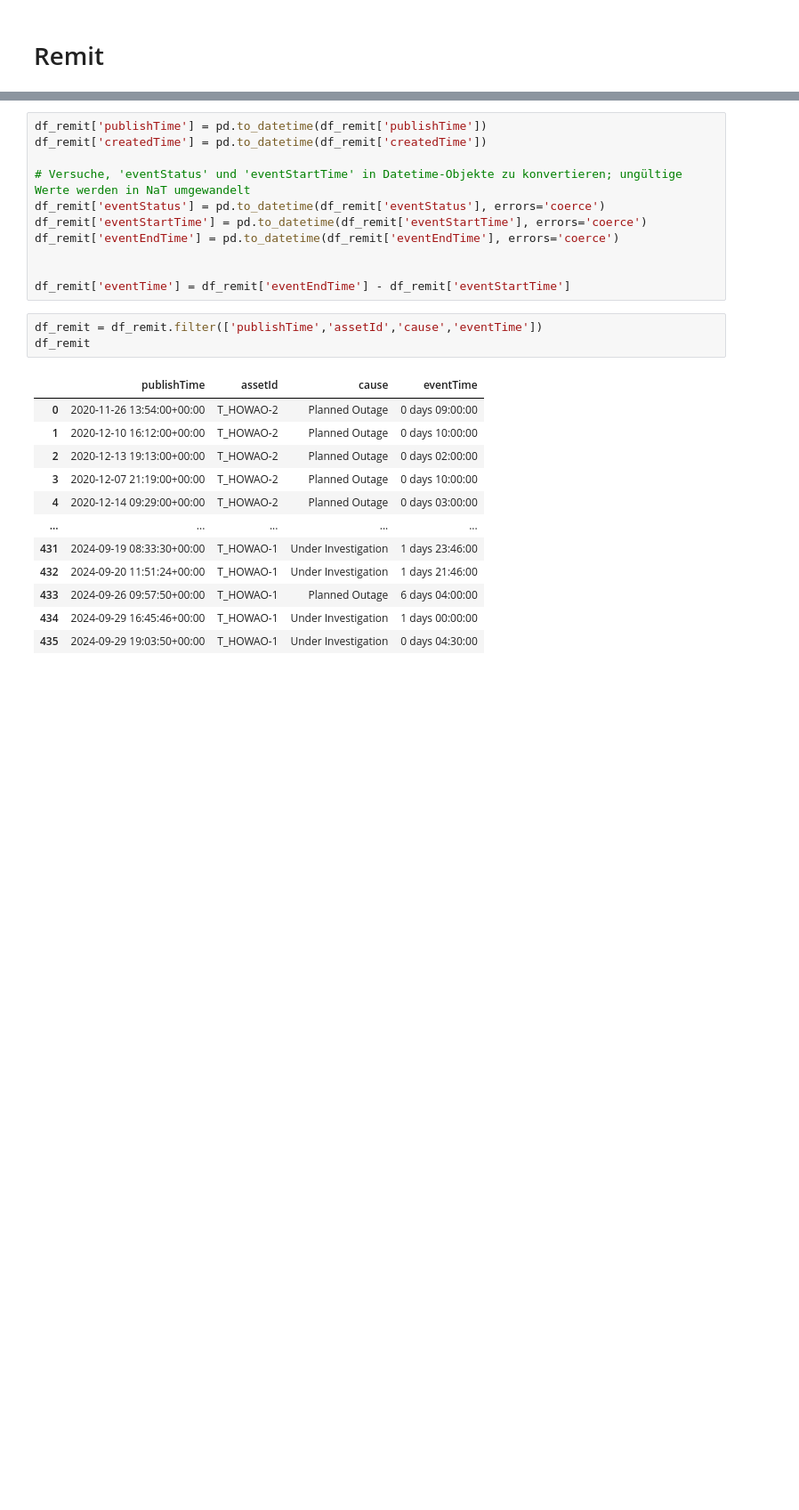
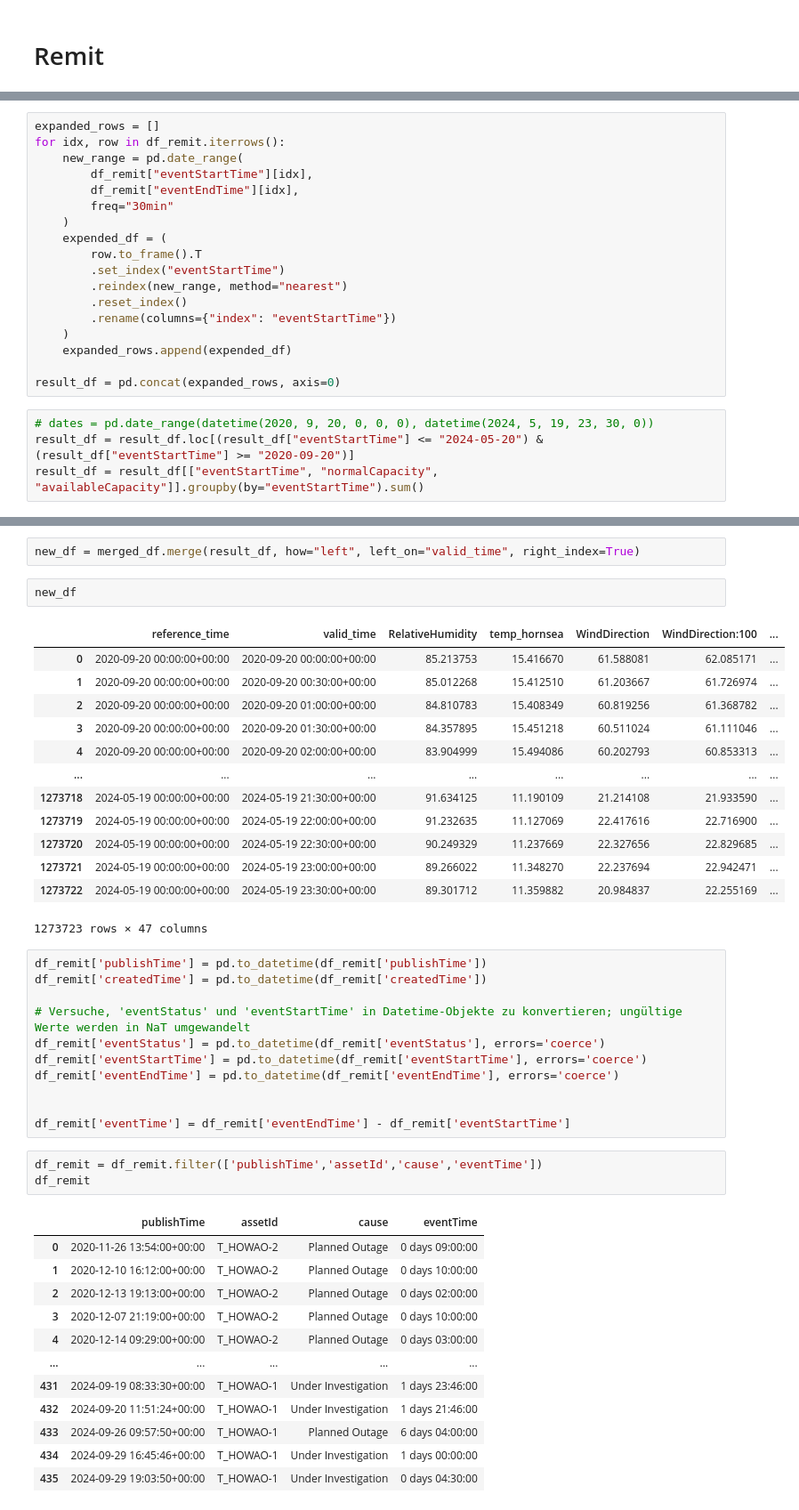
Before and after one commit to tombeihofer23/DoPro2, a Jupyter notebook: reasearch/02_feature_remit.ipynb, the cells around one changed output, grey strips where cells are left out. Shown: that part at 89% size. Cells and saved outputs as stored; diff of their text form; blank space fills up the shorter version.

```diff
--- a/reasearch/02_feature_remit.ipynb
+++ b/reasearch/02_feature_remit.ipynb
@@ -21,0 +109,22 @@ df_remit = pd.concat(dataframes, ignore_index=True)
+# %%
+expanded_rows = []
+for idx, row in df_remit.iterrows():
+    new_range = pd.date_range(
+        df_remit["eventStartTime"][idx],
+        df_remit["eventEndTime"][idx],
+        freq="30min"
+    )
+    expended_df = (
+        row.to_frame().T
+        .set_index("eventStartTime")
+        .reindex(new_range, method="nearest")
+        .reset_index()
+        .rename(columns={"index": "eventStartTime"})
+    )
+    expanded_rows.append(expended_df)
+
+result_df = pd.concat(expanded_rows, axis=0)
+# %%
+# dates = pd.date_range(datetime(2020, 9, 20, 0, 0, 0), datetime(2024, 5, 19, 23, 30, 0))
+result_df = result_df.loc[(result_df["eventStartTime"] <= "2024-05-20") & (result_df["eventStartTime"] >= "2020-09-20")]
+result_df = result_df[["eventStartTime", "normalCapacity", "availableCapacity"]].groupby(by="eventStartTime").sum()
@@ -22,3 +165,21 @@ df_remit = pd.concat(dataframes, ignore_index=True)
+# %%
+new_df = merged_df.merge(result_df, how="left", left_on="valid_time", right_index=True)
+# %%
+new_df
+# %% [output]
+|  | reference_time | valid_time | RelativeHumidity | temp_hornsea | WindDirection | WindDirection:100 | ... |
+| 0 | 2020-09-20 00:00:00+00:00 | 2020-09-20 00:00:00+00:00 | 85.213753 | 15.416670 | 61.588081 | 62.085171 | ... |
+| 1 | 2020-09-20 00:00:00+00:00 | 2020-09-20 00:30:00+00:00 | 85.012268 | 15.412510 | 61.203667 | 61.726974 | ... |
+| 2 | 2020-09-20 00:00:00+00:00 | 2020-09-20 01:00:00+00:00 | 84.810783 | 15.408349 | 60.819256 | 61.368782 | ... |
+| 3 | 2020-09-20 00:00:00+00:00 | 2020-09-20 01:30:00+00:00 | 84.357895 | 15.451218 | 60.511024 | 61.111046 | ... |
+| 4 | 2020-09-20 00:00:00+00:00 | 2020-09-20 02:00:00+00:00 | 83.904999 | 15.494086 | 60.202793 | 60.853313 | ... |
+| ... | ... | ... | ... | ... | ... | ... | ... |
+| 1273718 | 2024-05-19 00:00:00+00:00 | 2024-05-19 21:30:00+00:00 | 91.634125 | 11.190109 | 21.214108 | 21.933590 | ... |
+| 1273719 | 2024-05-19 00:00:00+00:00 | 2024-05-19 22:00:00+00:00 | 91.232635 | 11.127069 | 22.417616 | 22.716900 | ... |
+| 1273720 | 2024-05-19 00:00:00+00:00 | 2024-05-19 22:30:00+00:00 | 90.249329 | 11.237669 | 22.327656 | 22.829685 | ... |
+| 1273721 | 2024-05-19 00:00:00+00:00 | 2024-05-19 23:00:00+00:00 | 89.266022 | 11.348270 | 22.237694 | 22.942471 | ... |
+| 1273722 | 2024-05-19 00:00:00+00:00 | 2024-05-19 23:30:00+00:00 | 89.301712 | 11.359882 | 20.984837 | 22.255169 | ... |
+1273723 rows × 47 columns
 # %%
 df_remit['publishTime'] = pd.to_datetime(df_remit['publishTime'])
 df_remit['createdTime'] = pd.to_datetime(df_remit['createdTime'])
```
Also changed, not shown: parts of 13 cells of this notebook.
